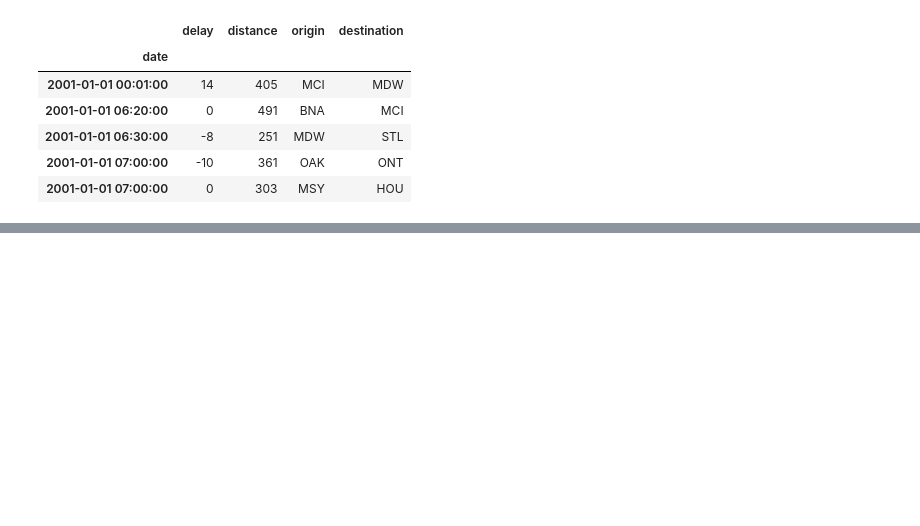
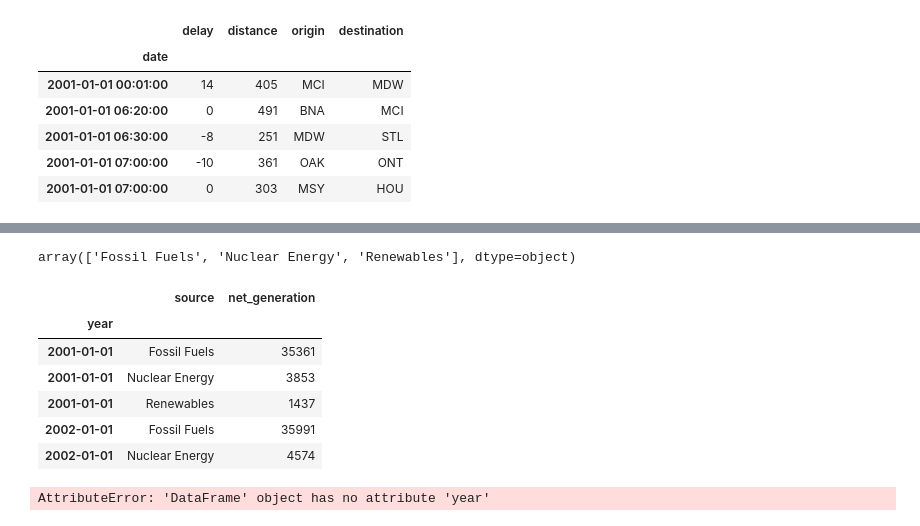
Before and after one commit to Severina7/time_series_exercises, a Jupyter notebook: working_with_time_series_data.ipynb, the cells around one changed output, grey strips where cells are left out. Saved outputs shown, nothing was run; the diff lists cells and outputs as text; code cells hidden in the pictures; blank space fills up the shorter version.

```diff
--- a/working_with_time_series_data.ipynb
+++ b/working_with_time_series_data.ipynb
@@ -459,0 +555,18 @@ flights.head()
+# %%
+iae.source.unique()
+# %% [output]
+array(['Fossil Fuels', 'Nuclear Energy', 'Renewables'], dtype=object)
+# %%
+iae.head()
+# %% [output]
+|  | source | net_generation |
+| year |  |  |
+| 2001-01-01 | Fossil Fuels | 35361 |
+| 2001-01-01 | Nuclear Energy | 3853 |
+| 2001-01-01 | Renewables | 1437 |
+| 2002-01-01 | Fossil Fuels | 35991 |
+| 2002-01-01 | Nuclear Energy | 4574 |
+# %%
+iae.year.unique()
+# %% [output]
+AttributeError: 'DataFrame' object has no attribute 'year'
```
Also changed, not shown: parts of 19 cells of this notebook.
